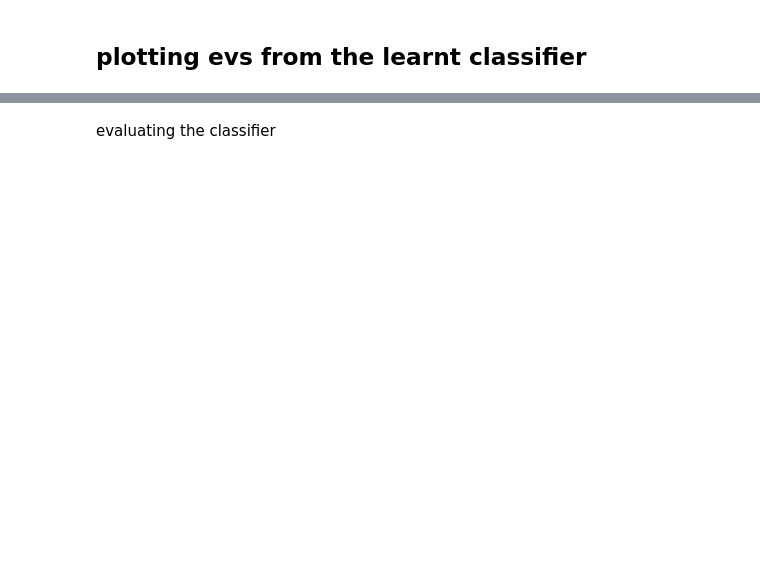
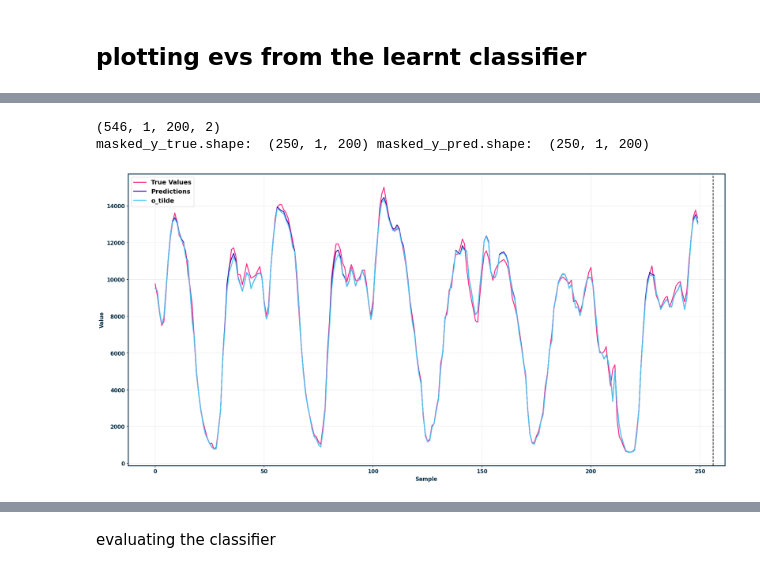
Before and after one commit to omerAJ/Hyb-STEX, a Jupyter notebook: checkTrainedClassifier.ipynb, the cells around one changed output, grey strips where cells are left out. Drawn from its saved outputs; the diff is of its cells as text; code cells hidden in the pictures; blank space fills up the shorter version.

```diff
--- a/checkTrainedClassifier.ipynb
+++ b/checkTrainedClassifier.ipynb
@@ -349,0 +473,56 @@ masked_y_true.shape:  (1090, 1, 1024, 2) masked_y_pred.shape:  (1090, 1, 1024, 2
+# %%
+print(y_true.shape)
+_y_true, _y_pred, _o_tilde = y_true, y_pred, o_tilde
+# _y_true, _y_pred, _o_tilde = _y_true[:, :, :, 0], _y_pred[:, :, :, 0], _o_tilde[:, :, :, 0]
+_y_true, _y_pred, _o_tilde = _y_true[0:250, :, :, 1], _y_pred[0:250, :, :, 1], _o_tilde[0:250, :, :, 1]
+mask = _y_true > 5
+# Apply the mask to y_true and y_pred to filter values
+masked_y_true = np.where(mask, _y_true, np.nan)  # Replace unmasked values with NaN
+masked_y_pred = np.where(mask, _y_pred, np.nan)  # Same for y_pred
+masked_o_tilde = np.where(mask, _o_tilde, np.nan)  # Same for y_pred
+print("masked_y_true.shape: ", masked_y_true.shape, "masked_y_pred.shape: ", masked_y_pred.shape)
+# Sum and flatten the masked values for plotting
+# Using np.nansum to ignore NaN values in summation
+summed_masked_y_true = np.nansum(masked_y_true, axis=2).flatten()
+summed_masked_y_pred = np.nansum(masked_y_pred, axis=2).flatten()
+summed_masked_o_tilde = np.nansum(masked_o_tilde, axis=2).flatten()
+# Set figure size for better resolution
+plt.figure(figsize=(20, 10))  # Adjust the size as needed
+
+# Plot with adjusted colors, linewidths, and linestyles
+plt.plot(summed_masked_y_true, label='True Values', color="#f72585", linewidth=2, linestyle='-', alpha=1)
+plt.plot(summed_masked_y_pred, label='Predictions', color='#3a0ca3', linewidth=2, linestyle='-', alpha=1)
+plt.plot(summed_masked_o_tilde, label='o_tilde', color='#4cc9f0', linewidth=2, linestyle='-', alpha=1)
+
+# Plot vertical lines at 1888 and 1888+256
+# plt.axvline(x=1888, color='black', linestyle='--')
+# plt.axvline(x=1888+256, color='black', linestyle='--')
+plt.axvline(x=256, color='black', linestyle='--')
+# Labels
+# Set faint grid lines
+plt.grid(color='lightgray', linestyle='--', linewidth=0.5)
+# Set the font size and weight for the axis labels
+plt.xticks(fontsize=12, fontweight='bold', color="#023047")
+plt.yticks(fontsize=12, fontweight='bold', color="#023047")
+plt.xlabel("Sample", fontsize=12, fontweight='bold', color="#023047")
+plt.ylabel("Value", fontsize=12, fontweight='bold', color="#023047")
+# Set the border color of the plot
+
+for spine in plt.gca().spines.values():
+    spine.set_edgecolor('#023047')
+    spine.set_linewidth(2)
+
+# Move legend outside the plot
+legend = plt.legend(loc='best', fontsize=14)
+# Set the font weight for the legend labels to bold
+for label in legend.get_texts():
+    label.set_fontweight('bold')
+# Set the font size and weight for the axis labels
+
+# Show the plot
+plt.tight_layout()  # Adjust layout to make room for the legend
+plt.show()
+# %% [output]
+(546, 1, 200, 2)
+masked_y_true.shape:  (250, 1, 200) masked_y_pred.shape:  (250, 1, 200)
+[figure, added]
```
Also changed, not shown: parts of 24 cells of this notebook, 1 other file.
